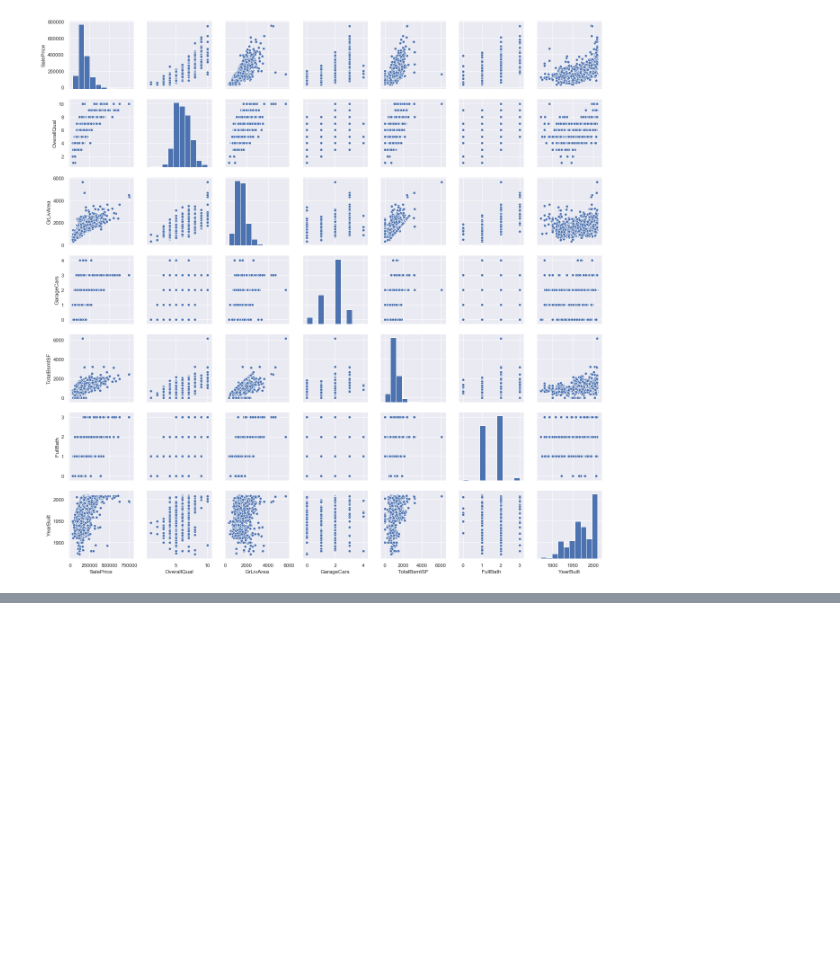
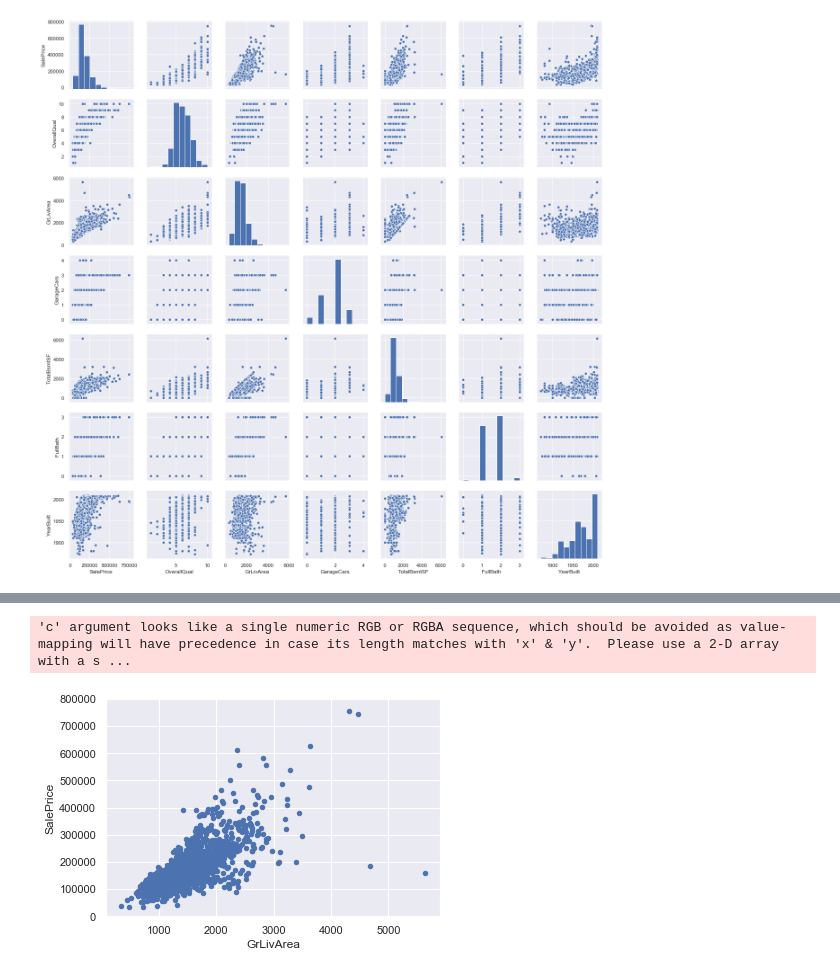
Before and after one commit to naderalfakesh/homeprices, a Jupyter notebook: Home prices.ipynb, the cells around one changed output, grey strips where cells are left out. Drawn from its saved outputs; the diff is of its cells as text; code cells hidden in the pictures; blank space fills up the shorter version.

```diff
--- a/Home prices.ipynb
+++ b/Home prices.ipynb
@@ -133,0 +136,6 @@ plt.show()
+# %%
+total=df_train.isnull().sum().sort_values(ascending=False)
+percent = (df_train.isnull().sum()/df_train.isnull().count()).sort_values(ascending=False)
+datatype= df_train.dtypes
+missingData= pd.concat([total,percent,datatype],axis=1,keys=['Total','Percent','Type'],sort=False)
+missingData.head(20)
@@ -133,0 +160,27 @@ plt.show()
+# %%
+# I will drop columns with missing data more than 60%
+droppingList= missingData[missingData.Percent>0.6].index
+df_train.drop(droppingList,axis=1,inplace=True)
+# at another time I want to try filling this categorical values with no string and test the results.
+# df_train['PoolQC'].fillna("no")
+# df_train['Alley'].fillna("no")
+# df_train['Fence'].fillna("no")
+# %%
+# filling categorical values
+df_train['FireplaceQu'].fillna("no",inplace=True)
+df_train['GarageCond'].fillna("no",inplace=True)
+df_train['GarageType'].fillna("no",inplace=True)
+df_train['GarageFinish'].fillna("no",inplace=True)
+df_train['GarageQual'].fillna("no",inplace=True)
+df_train['BsmtExposure'].fillna("no",inplace=True)
+df_train['BsmtFinType2'].fillna("no",inplace=True)
+df_train['BsmtFinType1'].fillna("no",inplace=True)
+df_train['BsmtCond'].fillna("no",inplace=True)
+df_train['BsmtQual'].fillna("no",inplace=True)
+df_train['MasVnrType'].fillna("no",inplace=True)
+df_train['Electrical'].fillna("no",inplace=True)
+# %%
+# Filling numerical values
+df_train['LotFrontage'].fillna(df_train['LotFrontage'].median(),inplace=True)
+df_train['GarageYrBlt'].fillna(df_train['GarageYrBlt'].median(),inplace=True)
+df_train['MasVnrArea'].fillna(df_train['MasVnrArea'].median(),inplace=True)
@@ -133,0 +216,8 @@ plt.show()
+# %%
+#bivariate analysis saleprice/grlivarea
+var = 'GrLivArea'
+data = pd.concat([df_train['SalePrice'], df_train[var]], axis=1)
+data.plot.scatter(x=var, y='SalePrice', ylim=(0,800000));
+# %% [output]
+'c' argument looks like a single numeric RGB or RGBA sequence, which should be avoided as value-mapping will have precedence in case its length matches with 'x' & 'y'.  Please use a 2-D array with a s ...
+[figure, added]
```
Also changed, not shown: parts of 14 cells of this notebook.
